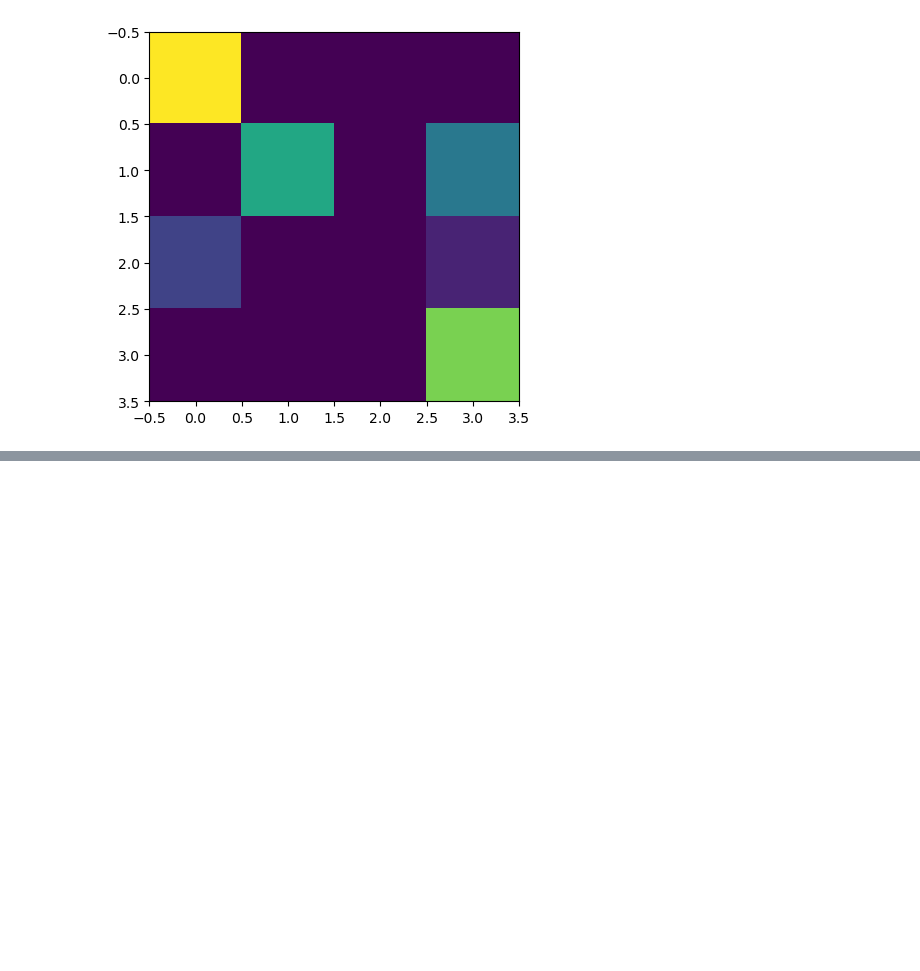
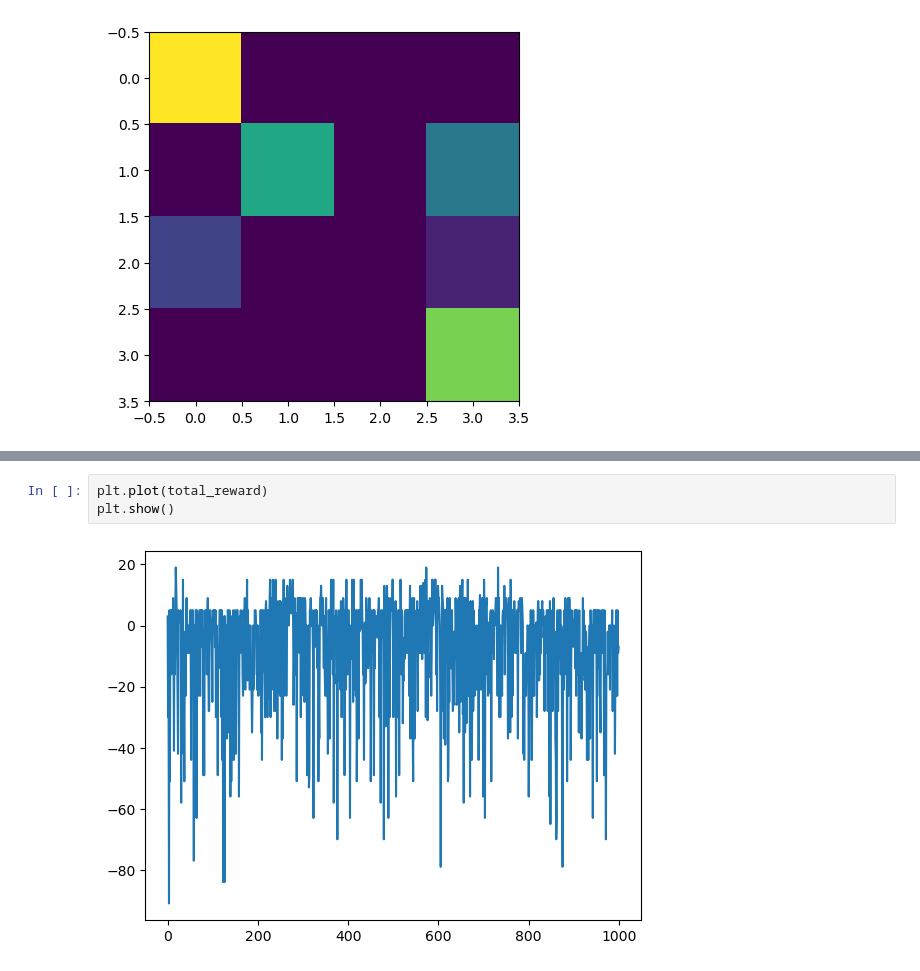
Before and after one commit to LYT922/ML-Reinforcement-Learning, a Jupyter notebook: Assignment_3_part1_2.ipynb, the cells around one changed output, grey strips where cells are left out. Saved outputs shown, nothing was run; the diff lists cells and outputs as text; blank space fills up the shorter version.

```diff
--- a/Assignment_3_part1_2.ipynb
+++ b/Assignment_3_part1_2.ipynb
@@ -250,0 +370,5 @@ IndexError: arrays used as indices must be of integer (or boolean) type
+# %%
+plt.plot(total_reward)
+plt.show()
+# %% [output]
+[figure, added]
```
Also changed, not shown: parts of 11 cells of this notebook.
